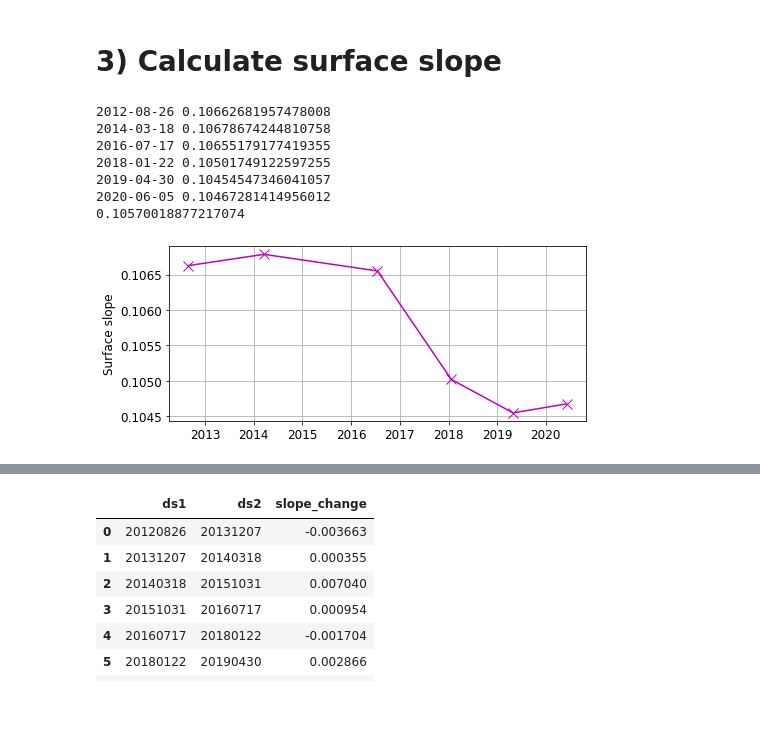
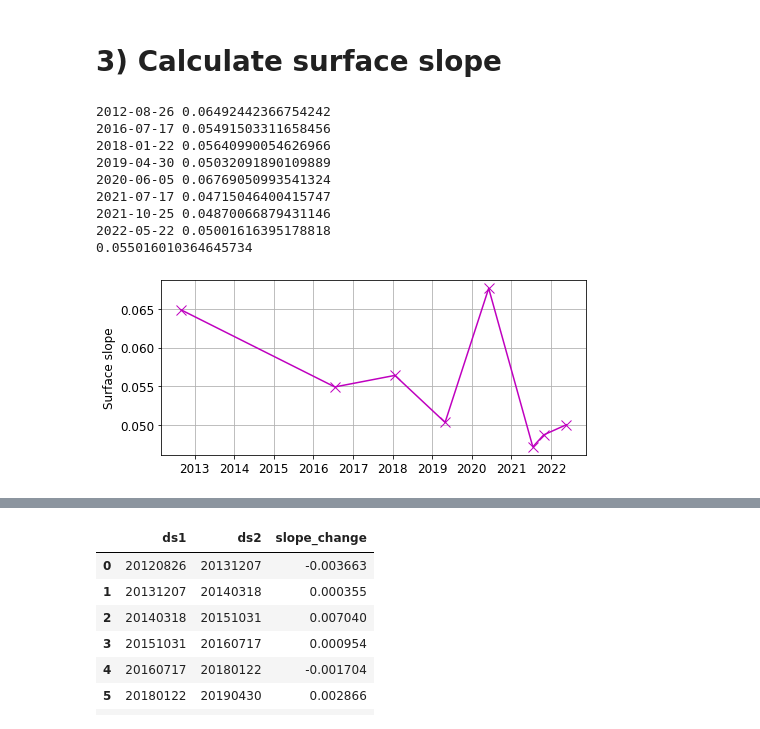
Before and after one commit to jukesliu/TG-surge, a Jupyter notebook: centerline_elevation_processing.ipynb, the cells around one changed output, grey strips where cells are left out. Saved outputs shown, nothing was run; the diff lists cells and outputs as text; code cells hidden in the pictures.

Commit message:
clean up list of scripts

```diff
--- a/centerline_elevation_processing.ipynb
+++ b/centerline_elevation_processing.ipynb
@@ -85,9 +88,11 @@ prof_count = 0
 # %%
 # pull DEM elevations
 for file in os.listdir(dem_path):
-    if file.endswith('.tif'):
-        ds = file.split('_')[0]
-        print(ds)
+    if file.endswith('err.tif'):
+#         ds = file.split('_')[0]
+#     if file.endswith('.tif') and 'dtau_b' in file and '20140318' in file:
+#         ds = file.split('_')[4]
+#         print(ds)
 
         # open DEM
         src = rio.open(dem_path+file); elev = src.read(1); affine=src.transform
@@ -102,7 +107,8 @@ for file in os.listdir(dem_path):
                 out_image, out_transform = mask(src, [mapping(geom)], crop=True)
                 crop_array = out_image[0,:,:]
                 crop_array[crop_array < -1e3] = np.NaN
-                mean_elev.append(np.nanmean(crop_array))
+#                 mean_elev.append(np.nanmean(crop_array))
+                mean_elev.append(np.nanmax(crop_array))
             except Exception:
                 mean_elev.append(np.NaN)
                 pass
@@ -112,7 +118,10 @@ for file in os.listdir(dem_path):
         mean_elev[mean_elev == 0] = np.NaN # differences should never be exactly 0
 
         # write centerline data to csv
-        new_df = pd.DataFrame(list(zip(dists, mean_elev)), columns=['dist_m','mean_elev'])
-        new_df.to_csv(dem_outpath+'centerline_'+cfile.split('_')[1]+'_'+spacing+'_'+ds+'.csv')
+#         new_df = pd.DataFrame(list(zip(dists, mean_elev)), columns=['dist_m','mean_elev'])
+        new_df = pd.DataFrame(list(zip(dists, mean_elev)), columns=['dist_m','h'])
+#         new_df.to_csv(dem_outpath+'centerline_'+cfile.split('_')[1]+'_'+spacing+'_'+ds+'.csv')
+        new_df.to_csv(dem_outpath+'centerline_n_'+spacing+'_herr.csv')
+        new_df
 
         prof_count+=1
@@ -270,3 +253,14 @@ diff_df
 diff_df.to_csv(dem_outpath+'differenced/profile_20160717_20180122.csv')
 # %% [markdown]
 ## Plot centerline elevation profiles
+# %%
+######## Change path to folder with centerline elevation CSVs ###################
+dem_outpath = '/Users/jukesliu/Documents/TURNER/DATA/ICE_THICKNESS/surface/centerline_elevations/'
+filelist = glob.glob(dem_outpath+'centerline_n_250*20*.csv') # change glob search pattern!
+filelist.sort() # centerline elevation files
+################################################################################
+# ref_elev_file = filelist[9]
+ref_elev_file = filelist[1]
+print(ref_elev_file)
+ref_elev = pd.read_csv(ref_elev_file)
+ref_elev
@@ -345,8 +367,8 @@ dem_outpath = '/Users/jukesliu/Documents/TURNER/DATA/ICE_THICKNESS/surface/cente
 outfigpath = '/Users/jukesliu/Documents/TURNER/DATA/figures/'
 filelist = os.listdir(dem_outpath); filelist.sort()
 # spatial extent for calculation of surface slope [km from terminus]:
-EXTENT_START = 22
-EXTENT_END = 30
+EXTENT_START = 0
+EXTENT_END = 7
 ###################
 
 # plot fontsize and colors
@@ -374,38 +396,40 @@ for elevprofile in filelist:
                                            & (elev_df.dist_m < EXTENT_END*1000)] # between 1 and 16 km
                 nanmask = ~np.isnan(surface_slope_df.mean_elev)
 
                 if len(surface_slope_df.mean_elev[nanmask]) == 0:
                     continue
 
                 slope, intercept, r, p, std_err = stats.linregress(surface_slope_df.dist_m[nanmask],
                                                                    surface_slope_df.mean_elev[nanmask])
                 print(ds_leg, slope)
                 slopes.append(slope)
                 date_list.append(ds_leg)
 
             col_count+=1
 
 plt.figure(figsize=(7,3))
 plt.plot(pd.to_datetime(date_list), slopes, 'mx-', markersize=10)
 plt.ylabel('Surface slope', fontsize=fs)
 # plt.ylim(0.044, 0 .075)
 # plt.title(str(EXTENT_START)+' - '+str(EXTENT_END)+' km from the terminus with 250m spacing of mean elevations')
 plt.grid()
 plt.tick_params(labelsize=fs)
 plt.tight_layout()
 
 ss_df = pd.DataFrame(list(zip(date_list, slopes)), columns=['datetime','slope'])
 ss_df.to_csv(outfigpath+'surface_slopes_'+str(EXTENT_START)+'to'+str(EXTENT_END)+'km.csv')
 
 print(np.nanmean(slopes))
 
 plt.show()
 # %% [output]
-2012-08-26 0.10662681957478008
-2014-03-18 0.10678674244810758
-2016-07-17 0.10655179177419355
-2018-01-22 0.10501749122597255
-2019-04-30 0.10454547346041057
-2020-06-05 0.10467281414956012
-0.10570018877217074
+2012-08-26 0.06492442366754242
+2016-07-17 0.05491503311658456
+2018-01-22 0.05640990054626966
+2019-04-30 0.05032091890109889
+2020-06-05 0.06769050993541324
+2021-07-17 0.04715046400415747
+2021-10-25 0.04870066879431146
+2022-05-22 0.05001616395178818
+0.055016010364645734
-[figure, old version]
+[figure, new version]
```
Also changed, not shown: parts of 27 cells of this notebook, 8 other files.
